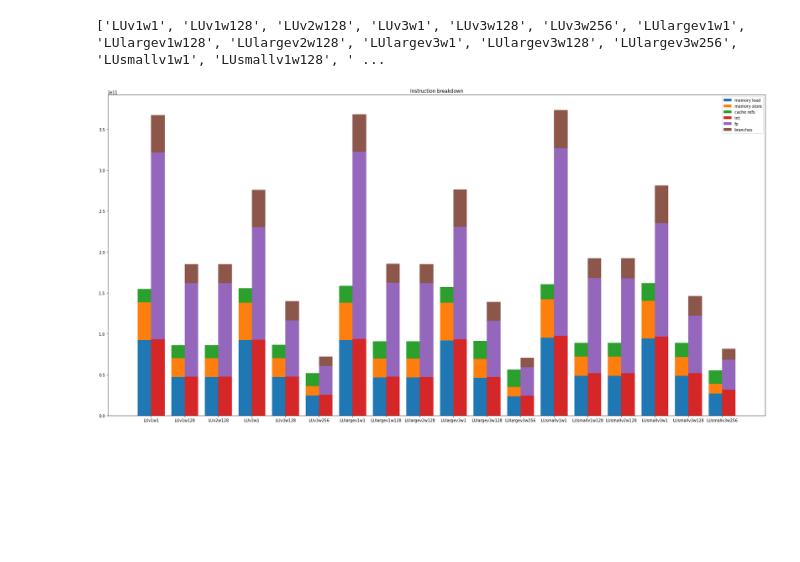
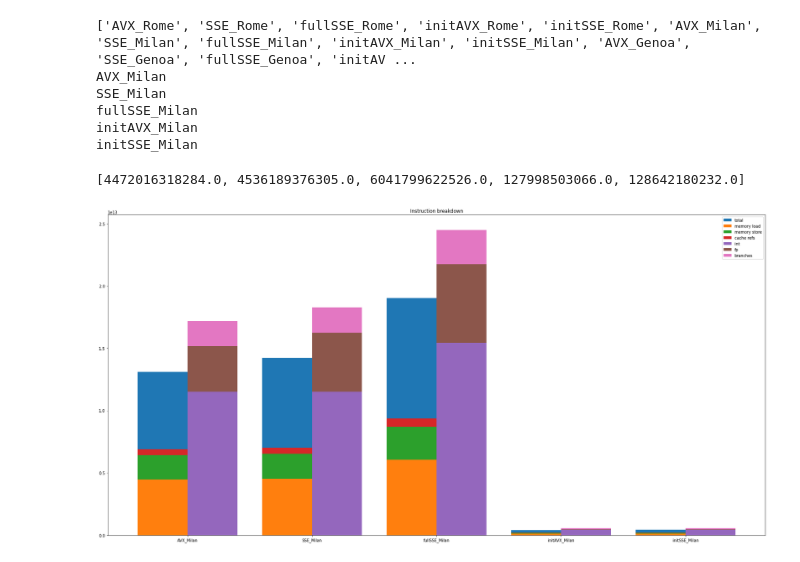
Before and after one commit to VinInn/pyTools, a Jupyter notebook: HLTperf.ipynb, the cells around one changed output. Drawn from its saved outputs; the diff is of its cells as text; code cells hidden in the pictures; blank space fills up the shorter version.

Commit message:
plot hlt pef

```diff
--- a/HLTperf.ipynb
+++ b/HLTperf.ipynb
@@ -80,7 +81,8 @@ def parseOne(fname) :
 # %%
 dir = '/Users/innocent/cernbox/HLTperf/'
 # files = [dir+"Haswell/haswell.count",dir+"Skylake/skylake.count",dir+"Icelake/icelake.count"]
-files = [dir+"PerfMilanLUall",dir+"PerfGenoaLUall"]
+files = [dir+"HLTPerfCounts",]
 scores={}
-scores['LUmilan']=parseOne(files[0])
+scores['HLT']=parseOne(files[0])
+scores['HLT'][3]
 # %% [output]
@@ -88,61 +107,76 @@ scores['LUmilan']=parseOne(files[0])
 # %%
 norNames = ['cycles','instructions','task-clock','']
-di = scores['LUmilan'][0]['cycles']
+theONE= 'HLT'
+di = scores[theONE][0]['cycles']
 labels = []
 for wf in di : labels.append(wf)
 print(labels)
+for wf in labels :
+        if re.search("Milan",wf) : print(wf)
 # %% [output]
-['LUv1w1', 'LUv1w128', 'LUv2w128', 'LUv3w1', 'LUv3w128', 'LUv3w256', 'LUlargev1w1', 'LUlargev1w128', 'LUlargev2w128', 'LUlargev3w1', 'LUlargev3w128', 'LUlargev3w256', 'LUsmallv1w1', 'LUsmallv1w128', ' ...
+['AVX_Rome', 'SSE_Rome', 'fullSSE_Rome', 'initAVX_Rome', 'initSSE_Rome', 'AVX_Milan', 'SSE_Milan', 'fullSSE_Milan', 'initAVX_Milan', 'initSSE_Milan', 'AVX_Genoa', 'SSE_Genoa', 'fullSSE_Genoa', 'initAV ...
+AVX_Milan
+SSE_Milan
+fullSSE_Milan
+initAVX_Milan
+initSSE_Milan
 # %%
-def doSum(vars,nor) :
-    di = scores['LUmilan'][nor]
+def doSum(vars,nor,code) :
+    di = scores[theONE][nor]
     ret = []
     for wf in labels :
-        q = 0.
-        for var in vars : q += di[var][wf]
-        ret.append(q)
+        if re.search(code,wf) :
+          q = 0.
+          for var in vars : q += di[var][wf]
+          ret.append(q)
     return ret
 def instrBD() :
+    code = "Milan"
     plt.rcParams["figure.figsize"] = (30,15)
     tot = ['instructions']
     load = ['ls_dispatch.ld_dispatch']
     store = ['ls_dispatch.store_dispatch']
     ref = ['cache-references']
     fp = ['ex_ret_mmx_fp_instr.sse_instr']
     br = ['branch-instructions']
     intop = ['de_dis_cops_from_decoder.disp_op_type.any_integer_dispatch']
     fpop = ['de_dis_cops_from_decoder.disp_op_type.any_fp_dispatch']
-    x = np.arange(len(labels))  # the label locations
+    ll = []
+    for wf in labels :
+        if re.search("code",wf) : ll.append(wf)
+
+    x = np.arange(len(ll))  # the label locations
     width = 0.4  # the width of a bar
 
     fig, ax = plt.subplots()
-    # rectsQ = ax.bar(x - width/2, doSum(tot,3), width, label='total')
-    rects0 = ax.bar(x - width/2, doSum(load,3), width, label='memory load')
+    rectsQ = ax.bar(x - width/2, doSum(tot,3,code), width, label='total')
+    rects0 = ax.bar(x - width/2, doSum(load,3,code), width, label='memory load')
     all = load
-    rects1 = ax.bar(x - width/2, doSum(store,3), width, label='memory store',bottom=doSum(all,3))
+    rects1 = ax.bar(x - width/2, doSum(store,3,code), width, label='memory store',bottom=doSum(all,3,code))
     all += store
-    rects2 = ax.bar(x - width/2, doSum(ref,3), width, label='cache refs',bottom=doSum(all,3))
+    rects2 = ax.bar(x - width/2, doSum(ref,3,code), width, label='cache refs',bottom=doSum(all,3,code))
     all += ref
-    #rects3 = ax.bar(x - width/2, doSum(br,3), width, label='branches',bottom=doSum(all,3))
+    #rects3 = ax.bar(x - width/2, doSum(br,3,code), width, label='branches',bottom=doSum(all,3,code))
     #all += br
-    #rects4 = ax.bar(x - width/2, doSum(fp,3), width, label='fp',bottom=doSum(all,3))
+    #rects4 = ax.bar(x - width/2, doSum(fp,3,code), width, label='fp',bottom=doSum(all,3,code))
     #
-    rectsA = ax.bar(x + width/2, doSum(intop,3), width, label='int')
+    rectsA = ax.bar(x + width/2, doSum(intop,3,code), width, label='int')
     all = intop
-    rectsB = ax.bar(x + width/2, doSum(fp,3), width, label='fp',bottom=doSum(all,3))
+    rectsB = ax.bar(x + width/2, doSum(fp,3,code), width, label='fp',bottom=doSum(all,3,code))
     all += fp
-    rectsC = ax.bar(x + width/2, doSum(br,3), width, label='branches',bottom=doSum(all,3))
+    rectsC = ax.bar(x + width/2, doSum(br,3,code), width, label='branches',bottom=doSum(all,3,code))
     all += br
     #rectsD = ax.bar(x + width/2, doSum(store,3), width, label='memory store',bottom=doSum(all,3))
     #all += store
 
 
     # ax.set_ylim(0.,1.)
     ax.set_title('Instruction breakdown')
-    ax.set_xticks(x,labels)
+    ax.set_xticks(x,ll)
     ax.legend()
     plt.show()
 
 instrBD()
 # %% [output]
+[4472016318284.0, 4536189376305.0, 6041799622526.0, 127998503066.0, 128642180232.0]
-[figure, old version]
+[figure, new version]
```
Also changed, not shown: parts of 5 cells of this notebook.
